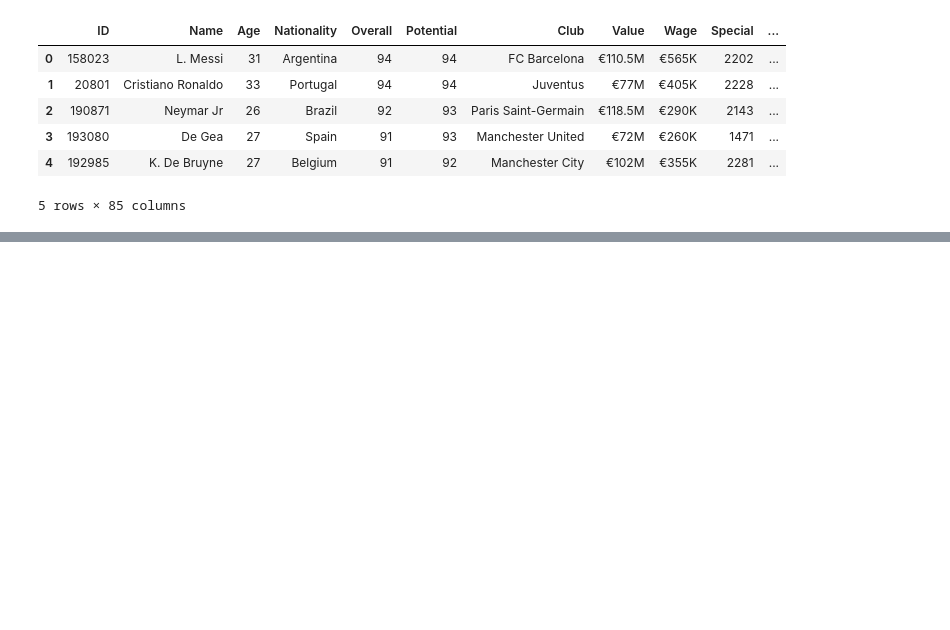
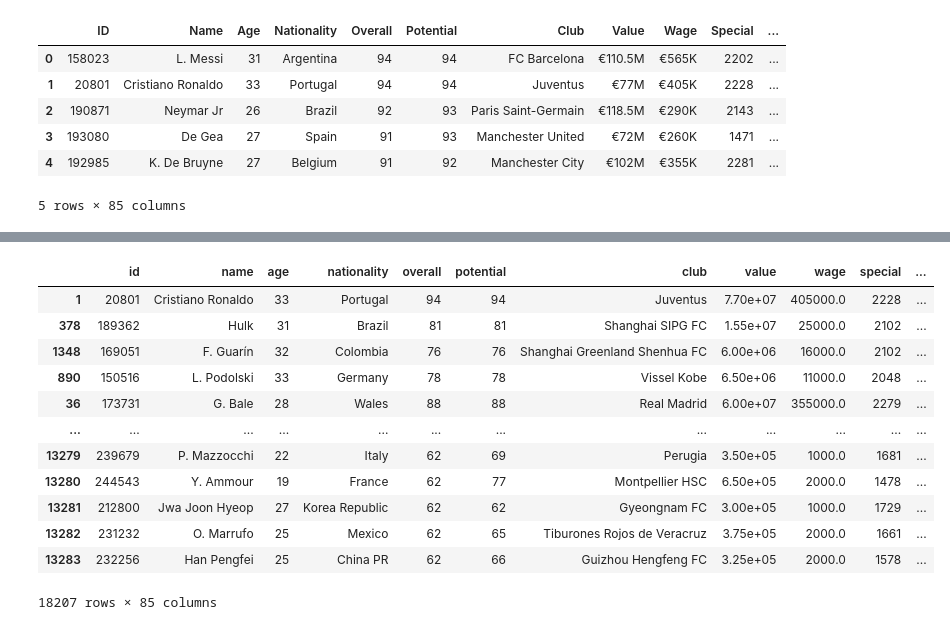
Before and after one commit to rafaelhamer/DSWP, a Jupyter notebook: Fifa.ipynb, the cells around one changed output, grey strips where cells are left out. Cells and saved outputs as stored; diff of their text form; code cells hidden in the pictures; blank space fills up the shorter version.

```diff
--- a/Fifa.ipynb
+++ b/Fifa.ipynb
@@ -139,2 +383,18 @@ NotebookApp.rate_limit_window=3.0 (secs)
 # %%
 # 20) Quem são os 5 melhores jogadores em termos de chute (força para chutar) (use a variável/atributo 'Shot power')?
+
+df_fifa.sort_values('shotpower',ascending=False)
+# %% [output]
+|  | id | name | age | nationality | overall | potential | club | value | wage | special | ... |
+| 1 | 20801 | Cristiano Ronaldo | 33 | Portugal | 94 | 94 | Juventus | 7.70e+07 | 405000.0 | 2228 | ... |
+| 378 | 189362 | Hulk | 31 | Brazil | 81 | 81 | Shanghai SIPG FC | 1.55e+07 | 25000.0 | 2102 | ... |
+| 1348 | 169051 | F. Guarín | 32 | Colombia | 76 | 76 | Shanghai Greenland Shenhua FC | 6.00e+06 | 16000.0 | 2102 | ... |
+| 890 | 150516 | L. Podolski | 33 | Germany | 78 | 78 | Vissel Kobe | 6.50e+06 | 11000.0 | 2048 | ... |
+| 36 | 173731 | G. Bale | 28 | Wales | 88 | 88 | Real Madrid | 6.00e+07 | 355000.0 | 2279 | ... |
+| ... | ... | ... | ... | ... | ... | ... | ... | ... | ... | ... | ... |
+| 13279 | 239679 | P. Mazzocchi | 22 | Italy | 62 | 69 | Perugia | 3.50e+05 | 1000.0 | 1681 | ... |
+| 13280 | 244543 | Y. Ammour | 19 | France | 62 | 77 | Montpellier HSC | 6.50e+05 | 2000.0 | 1478 | ... |
+| 13281 | 212800 | Jwa Joon Hyeop | 27 | Korea Republic | 62 | 62 | Gyeongnam FC | 3.00e+05 | 1000.0 | 1729 | ... |
+| 13282 | 231232 | O. Marrufo | 25 | Mexico | 62 | 65 | Tiburones Rojos de Veracruz | 3.75e+05 | 2000.0 | 1661 | ... |
+| 13283 | 232256 | Han Pengfei | 25 | China PR | 62 | 66 | Guizhou Hengfeng FC | 3.25e+05 | 2000.0 | 1578 | ... |
+18207 rows × 85 columns
```
Also changed, not shown: parts of 20 cells of this notebook.
